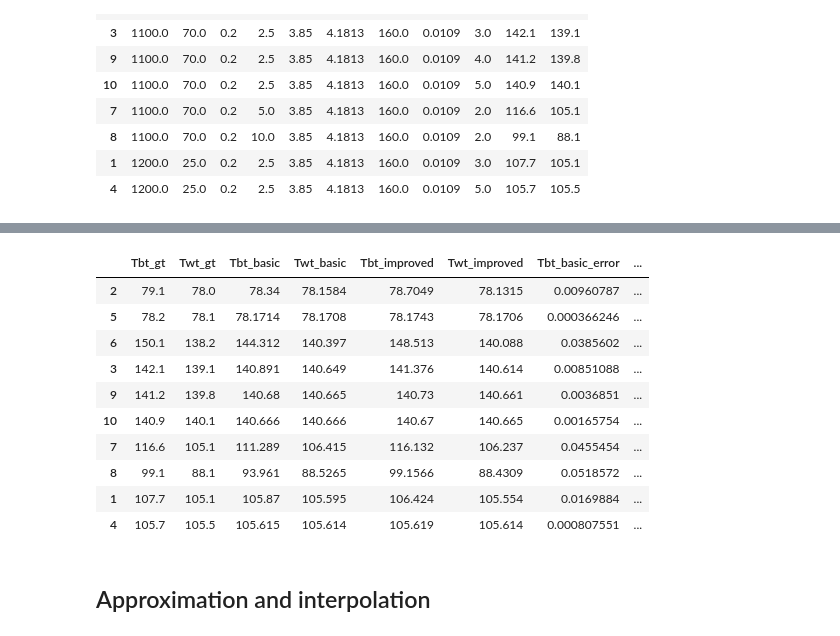
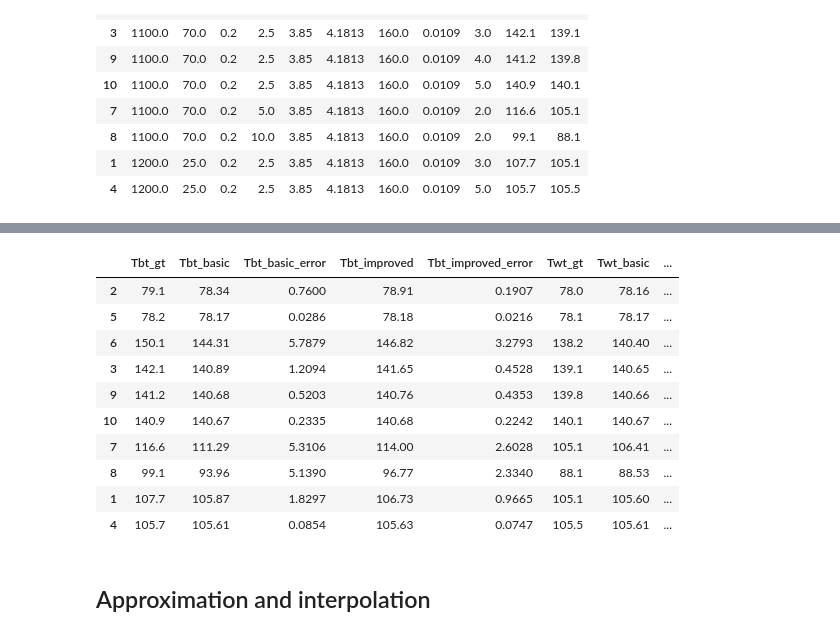
Before and after one commit to Regzand/PW-NumericalMethods, a Jupyter notebook: visualizations.ipynb, the cells around one changed output, grey strips where cells are left out. Cells and saved outputs as stored; diff of their text form; code cells hidden in the pictures.

```diff
--- a/visualizations.ipynb
+++ b/visualizations.ipynb
@@ -61,46 +123,54 @@ ground_truth
 # %%
 TIME_STEP = 0.1
 
 results = ground_truth[['Tbt', 'Twt']].add_suffix('_gt')
 results['Tbt_basic'] = None
 results['Twt_basic'] = None
 results['Tbt_improved'] = None
 results['Twt_improved'] = None
 
 # gather simulation results
 for index, row in ground_truth.iterrows():
     settings = row[:-3].to_dict()
 
     # run simulations
     sim_basic = HeatExchangeSimulation(**settings, improved=False)
     sim_basic.simulate_until(row['t'], dt=TIME_STEP)
 
     sim_improved = HeatExchangeSimulation(**settings, improved=True)
-    sim_improved.simulate_until(row['t'], dt=TIME_STEP)
+    sim_improved.simulate_until(row['t'], dt=TIME_STEP*2)
 
     # save results
     results.at[index, ['Tbt_basic', 'Twt_basic']] = [sim_basic.Tb, sim_basic.Tw]
     results.at[index, ['Tbt_improved', 'Twt_improved']] = [sim_improved.Tb, sim_improved.Tw]
 
 # calcualte errors
-results['Tbt_basic_error'] = (results['Tbt_basic'] - results['Tbt_gt']).abs() / results['Tbt_gt']
-results['Tbt_improved_error'] = (results['Tbt_improved'] - results['Tbt_gt']).abs() / results['Tbt_gt']
-results['Twt_basic_error'] = (results['Twt_basic'] - results['Twt_gt']).abs() / results['Twt_gt']
-results['Twt_improved_error'] = (results['Twt_improved'] - results['Twt_gt']).abs() / results['Twt_gt']
+results['Tbt_basic_error'] = (results['Tbt_basic'] - results['Tbt_gt']).abs()
+results['Tbt_improved_error'] = (results['Tbt_improved'] - results['Tbt_gt']).abs()
+results['Twt_basic_error'] = (results['Twt_basic'] - results['Twt_gt']).abs()
+results['Twt_improved_error'] = (results['Twt_improved'] - results['Twt_gt']).abs()
 
+
+# rearange columns
+results = results[['Tbt_gt', 'Tbt_basic', 'Tbt_basic_error', 'Tbt_improved', 'Tbt_improved_error', 'Twt_gt', 'Twt_basic', 'Twt_basic_error', 'Twt_improved', 'Twt_improved_error']]
+
+# round values for printing
+results = results.astype(float).round({'Tbt_gt': 1, 'Tbt_basic': 2, 'Tbt_basic_error': 4, 'Tbt_improved': 2, 'Tbt_improved_error': 4, 'Twt_gt': 1, 'Twt_basic': 2, 'Twt_basic_error': 4, 'Twt_improved': 2, 'Twt_improved_error': 4})
+
+#print(results.to_latex())
 results
 # %% [output]
-|  | Tbt_gt | Twt_gt | Tbt_basic | Twt_basic | Tbt_improved | Twt_improved | Tbt_basic_error | ... |
-| 2 | 79.1 | 78.0 | 78.34 | 78.1584 | 78.7049 | 78.1315 | 0.00960787 | ... |
-| 5 | 78.2 | 78.1 | 78.1714 | 78.1708 | 78.1743 | 78.1706 | 0.000366246 | ... |
-| 6 | 150.1 | 138.2 | 144.312 | 140.397 | 148.513 | 140.088 | 0.0385602 | ... |
-| 3 | 142.1 | 139.1 | 140.891 | 140.649 | 141.376 | 140.614 | 0.00851088 | ... |
-| 9 | 141.2 | 139.8 | 140.68 | 140.665 | 140.73 | 140.661 | 0.0036851 | ... |
-| 10 | 140.9 | 140.1 | 140.666 | 140.666 | 140.67 | 140.665 | 0.00165754 | ... |
-| 7 | 116.6 | 105.1 | 111.289 | 106.415 | 116.132 | 106.237 | 0.0455454 | ... |
-| 8 | 99.1 | 88.1 | 93.961 | 88.5265 | 99.1566 | 88.4309 | 0.0518572 | ... |
-| 1 | 107.7 | 105.1 | 105.87 | 105.595 | 106.424 | 105.554 | 0.0169884 | ... |
-| 4 | 105.7 | 105.5 | 105.615 | 105.614 | 105.619 | 105.614 | 0.000807551 | ... |
+|  | Tbt_gt | Tbt_basic | Tbt_basic_error | Tbt_improved | Tbt_improved_error | Twt_gt | Twt_basic | ... |
+| 2 | 79.1 | 78.34 | 0.7600 | 78.91 | 0.1907 | 78.0 | 78.16 | ... |
+| 5 | 78.2 | 78.17 | 0.0286 | 78.18 | 0.0216 | 78.1 | 78.17 | ... |
+| 6 | 150.1 | 144.31 | 5.7879 | 146.82 | 3.2793 | 138.2 | 140.40 | ... |
+| 3 | 142.1 | 140.89 | 1.2094 | 141.65 | 0.4528 | 139.1 | 140.65 | ... |
+| 9 | 141.2 | 140.68 | 0.5203 | 140.76 | 0.4353 | 139.8 | 140.66 | ... |
+| 10 | 140.9 | 140.67 | 0.2335 | 140.68 | 0.2242 | 140.1 | 140.67 | ... |
+| 7 | 116.6 | 111.29 | 5.3106 | 114.00 | 2.6028 | 105.1 | 106.41 | ... |
+| 8 | 99.1 | 93.96 | 5.1390 | 96.77 | 2.3340 | 88.1 | 88.53 | ... |
+| 1 | 107.7 | 105.87 | 1.8297 | 106.73 | 0.9665 | 105.1 | 105.60 | ... |
+| 4 | 105.7 | 105.61 | 0.0854 | 105.63 | 0.0747 | 105.5 | 105.61 | ... |
 # %% [markdown]
 ## Approximation and interpolation
 # %% [markdown]
```
Also changed, not shown: parts of 3 cells of this notebook.
